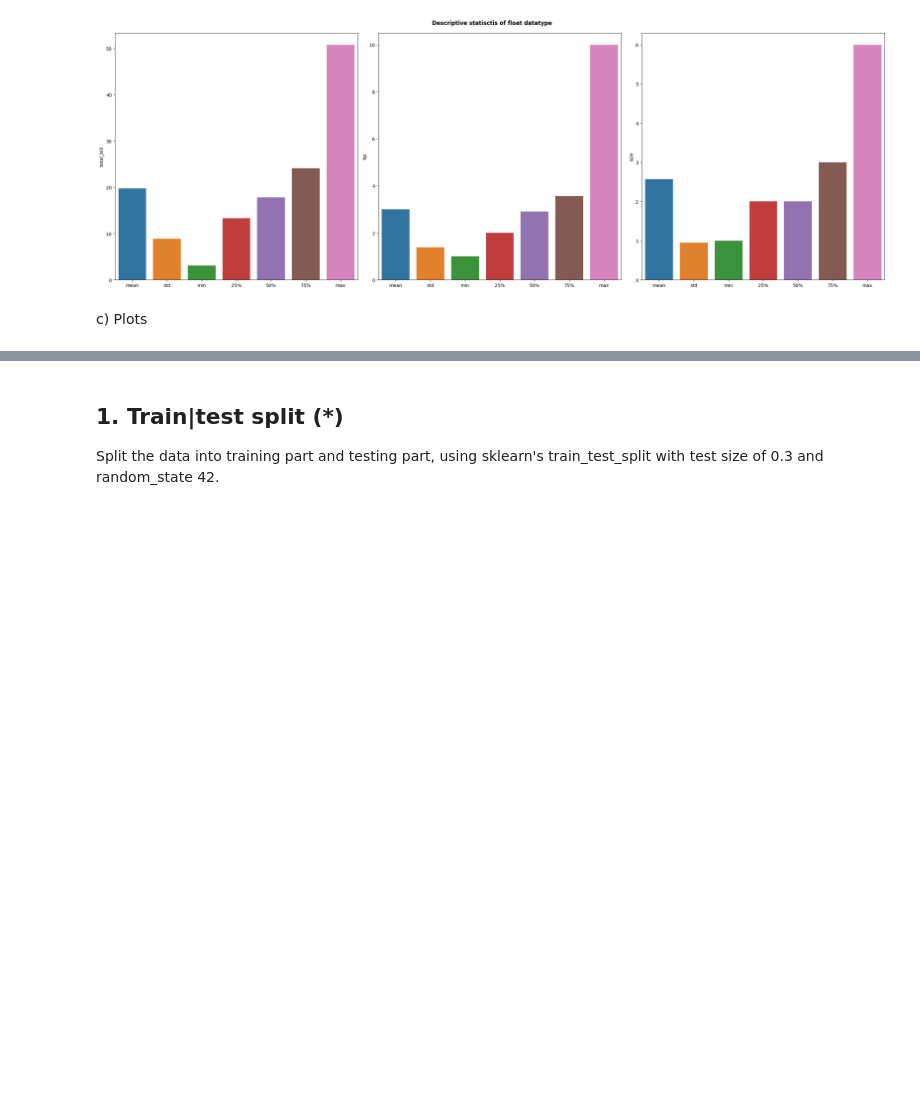
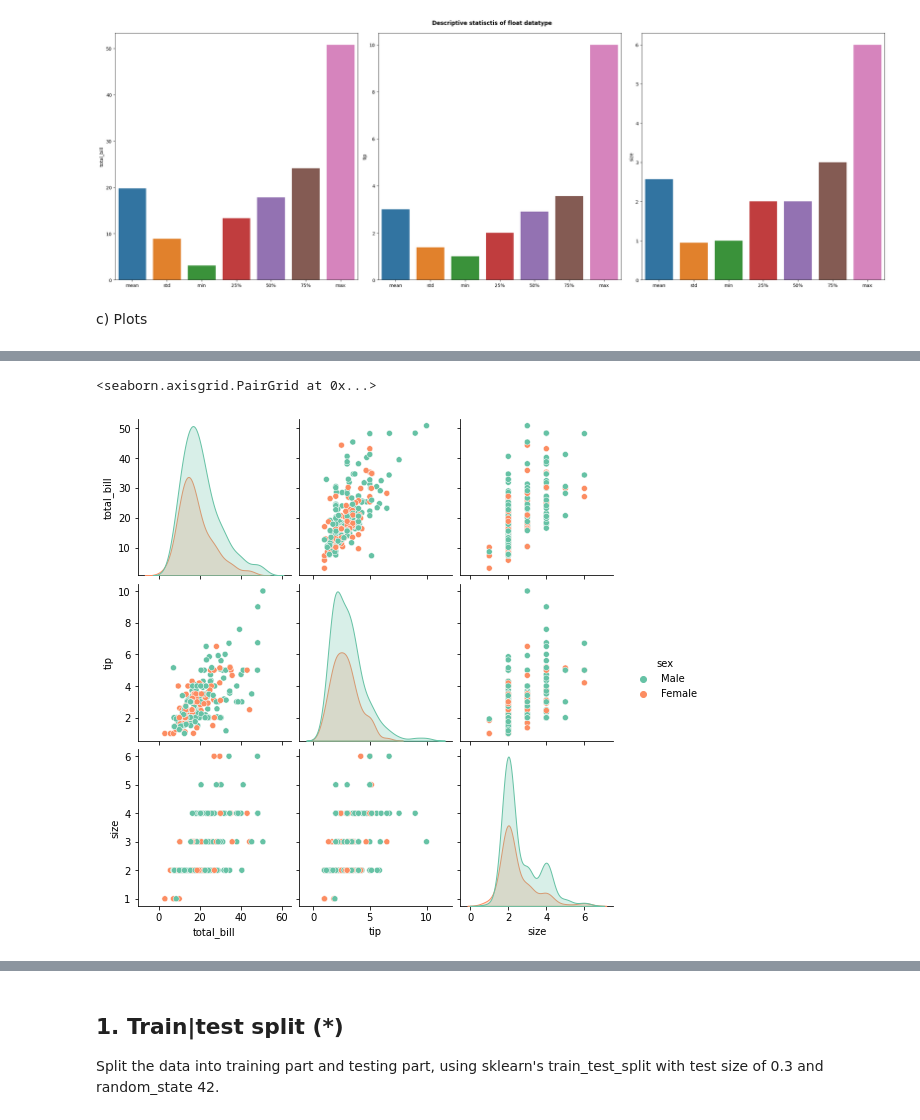
Before and after one commit to yuna-liu/Maskininlarning-Yuna-Liu, a Jupyter notebook: Exercises/E03_overfit_regularization.ipynb, the cells around one changed output, grey strips where cells are left out. Saved outputs shown, nothing was run; the diff lists cells and outputs as text; code cells hidden in the pictures; blank space fills up the shorter version.

```diff
--- a/Exercises/E03_overfit_regularization.ipynb
+++ b/Exercises/E03_overfit_regularization.ipynb
@@ -129,0 +161,7 @@ c) Plots
+# %%
+# Pairplot of Tips
+sns.pairplot(tips, hue = "sex", palette="Set2")
+# this  will color the plot gender wise
+# %% [output]
+<seaborn.axisgrid.PairGrid at 0x...>
+[figure, added]
```
Also changed, not shown: parts of 29 cells of this notebook.
